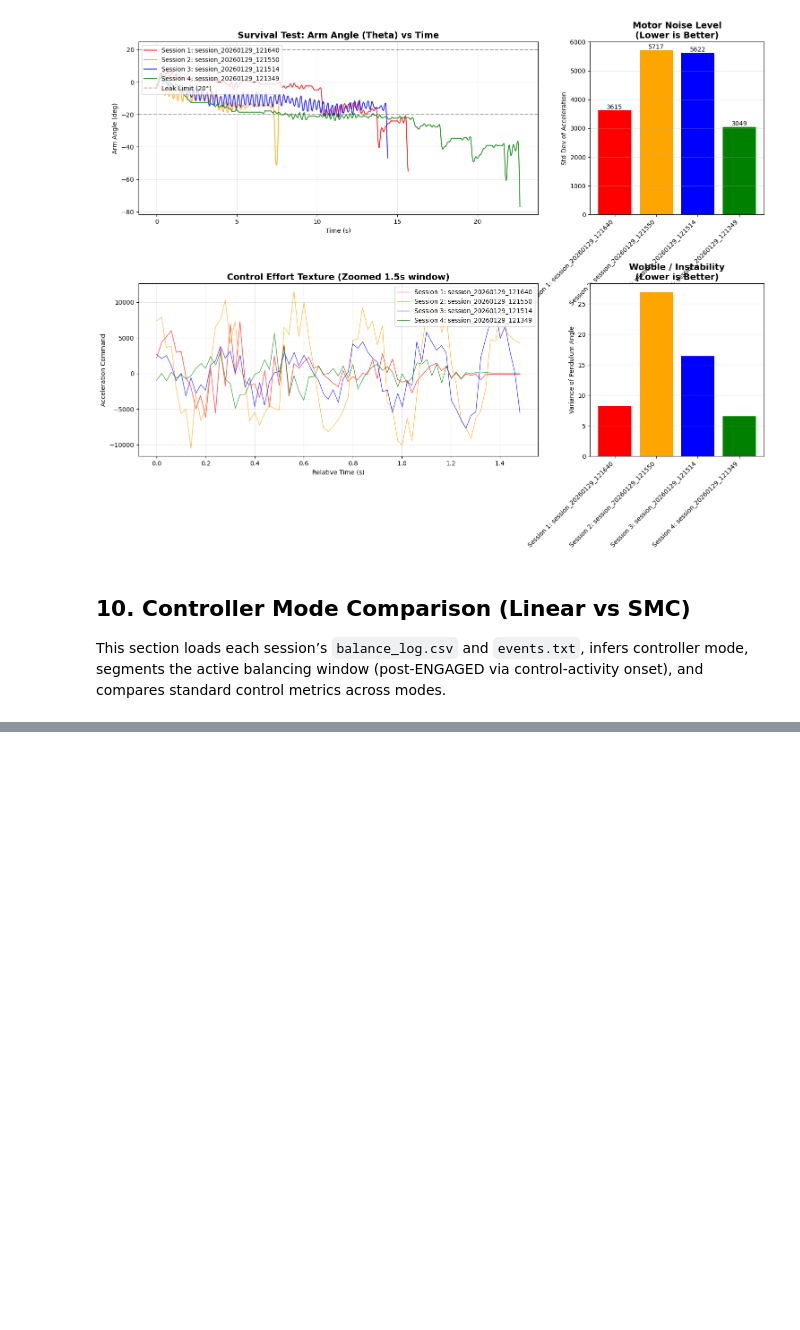
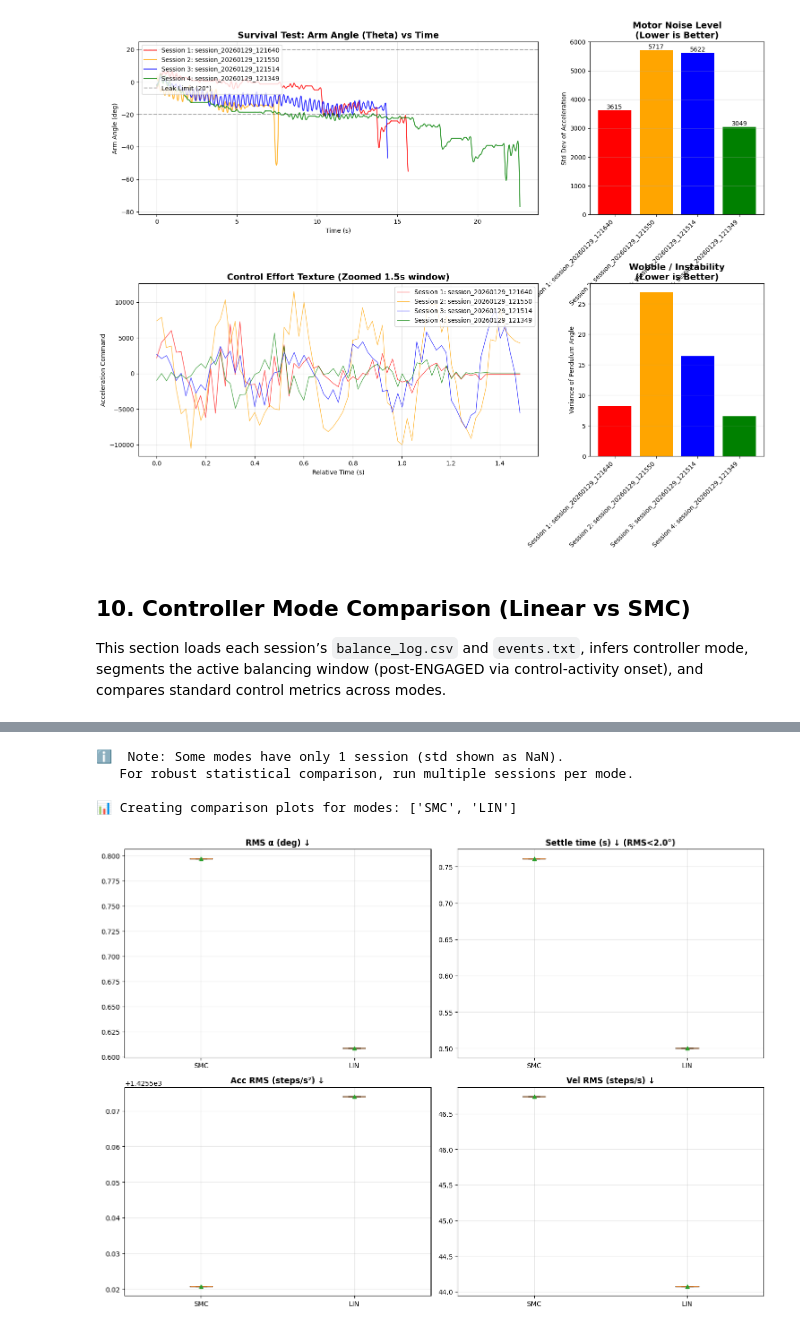
Before and after one commit to Piyushiitk24/Rotary-Inverted-Pendulum, a Jupyter notebook: tools/analyze_balance_session.ipynb, the cells around one changed output, grey strips where cells are left out. Saved outputs shown, nothing was run; the diff lists cells and outputs as text; code cells hidden in the pictures; blank space fills up the shorter version.

```diff
--- a/tools/analyze_balance_session.ipynb
+++ b/tools/analyze_balance_session.ipynb
@@ -677,7 +677,11 @@ Plot saved as 'comparison_report.png'
 
 This section loads each session’s `balance_log.csv` and `events.txt`, infers controller mode, segments the active balancing window (post‑ENGAGED via control‑activity onset), and compares standard control metrics across modes.
 # %%
-import re
+# ========================================================================
+# STANDALONE CELL: This cell is fully independent and can be run without
+# executing any previous cells. It loads all required data by itself.
+# ========================================================================
+
 import numpy as np
 import pandas as pd
 import matplotlib.pyplot as plt
@@ -685,7 +689,7 @@ from pathlib import Path
 
 # --- CONFIGURATION ---
 LOG_ROOT = Path('../logs/balance')
-MAX_SESSIONS = None  # set to an int to limit, or None for all
+MAX_SESSIONS = 2  # set to an int to limit, or None for all
 SETTLE_THRESHOLD_DEG = 2.0
 SETTLE_DURATION_S = 3.0
 ROLLING_RMS_WIN_S = 1.0
@@ -765,13 +769,19 @@ session_paths = sorted(LOG_ROOT.glob('session_*'), reverse=True)
 if MAX_SESSIONS is not None:
     session_paths = session_paths[:MAX_SESSIONS]
 
+print(f"\n📂 Loading {len(session_paths)} most recent sessions:")
+for sp in session_paths:
+    print(f"  • {sp.name}")
+
 sessions_data = []
 for session_path in session_paths:
     csv_file = session_path / 'balance_log.csv'
     if not csv_file.exists():
+        print(f"  ⚠ {session_path.name}: no balance_log.csv")
         continue
     df = pd.read_csv(csv_file)
     if df.empty:
+        print(f"  ⚠ {session_path.name}: CSV is empty")
         continue
     df['time_s'] = (df['timestamp_ms'] - df['timestamp_ms'].iloc[0]) / 1000.0
     meta = parse_events(session_path)
@@ -779,6 +789,7 @@ for session_path in session_paths:
     df_seg = df.iloc[start_idx:].copy()
     df_seg['time_s'] -= df_seg['time_s'].iloc[0]
     metrics = compute_metrics(df_seg)
+    print(f"  ✓ {session_path.name}: mode={meta['mode']}, {len(df_seg)} samples, duration={metrics['Duration_s']:.1f}s")
     sessions_data.append({
         'session': session_path.name,
         'mode': meta['mode'],
@@ -790,9 +801,12 @@ for session_path in session_paths:
     })
 
 if not sessions_data:
-    print("✗ No sessions found for mode comparison.")
+    print("\n✗ No sessions found for mode comparison.")
+    print("   Make sure balance_log.csv files exist in the session folders.")
 else:
     metrics_df = pd.DataFrame(sessions_data).drop(columns=['df'])
+    print(f"\n✓ Loaded {len(sessions_data)} sessions successfully")
+    print(f"   Detected modes: {sorted(metrics_df['mode'].unique())}")
     print("\nController comparison summary (per session):")
     display(metrics_df.sort_values(['mode', 'session']))
 
@@ -801,7 +815,16 @@ else:
     print("\nMode-level summary stats:")
     display(summary)
 
+    # Check if we need more sessions for statistical analysis
+    sessions_per_mode = metrics_df.groupby('mode').size()
+    if any(sessions_per_mode == 1):
+        print("\nℹ️  Note: Some modes have only 1 session (std shown as NaN).")
+        print("   For robust statistical comparison, run multiple sessions per mode.")
+
     # --- METRIC COMPARISON PLOTS ---
+    modes_with_data = metrics_df['mode'].unique()
+    print(f"\n📊 Creating comparison plots for modes: {list(modes_with_data)}")
+
     fig, axes = plt.subplots(2, 2, figsize=(14, 10))
     metric_list = [
         ('RMS_alpha_deg', 'RMS α (deg) ↓'),
@@ -810,40 +833,67 @@ else:
         ('Vel_RMS_steps_s', 'Vel RMS (steps/s) ↓'),
     ]
     for ax, (col, title) in zip(axes.flatten(), metric_list):
-        data = [metrics_df[metrics_df['mode'] == m][col].dropna() for m in metrics_df['mode'].unique()]
-        labels = list(metrics_df['mode'].unique())
-        ax.boxplot(data, labels=labels, showmeans=True)
-        ax.set_title(title, fontsize=12, fontweight='bold')
-        ax.grid(True, alpha=0.3)
+        data = [metrics_df[metrics_df['mode'] == m][col].dropna() for m in modes_with_data]
+        tick_labels = list(modes_with_data)
+        # Only plot if we have data
+        if any(len(d) > 0 for d in data):
+            ax.boxplot(data, tick_labels=tick_labels, showmeans=True)
+            ax.set_title(title, fontsize=12, fontweight='bold')
+            ax.grid(True, alpha=0.3)
+        else:
+            ax.text(0.5, 0.5, f'No data for {col}', ha='center', va='center', transform=ax.transAxes)
+            ax.set_title(title, fontsize=12, fontweight='bold')
     plt.tight_layout()
     plt.show()
 
     # --- ALIGNED TIME-SERIES OVERLAY (α) ---
+    print(f"\n📈 Creating aligned time-series overlay...")
     t_grid = np.arange(0.0, MAX_PLOT_T + DT_GRID, DT_GRID)
     fig, ax = plt.subplots(figsize=(14, 6))
-    for mode in metrics_df['mode'].unique():
+
+    modes_plotted = 0
+    for mode in modes_with_data:
         mode_sessions = [s for s in sessions_data if s['mode'] == mode]
         if not mode_sessions:
+            print(f"  ⚠ No sessions for mode {mode}")
             continue
+
+        print(f"  Processing {len(mode_sessions)} session(s) for mode {mode}...")
         curves = []
         for s in mode_sessions:
             df_seg = s['df']
             t = df_seg['time_s'].values
             y = df_seg['alpha_deg'].values
             if len(t) < 2:
+                print(f"    ⚠ Skipping {s['session']}: too short (<2 samples)")
                 continue
             t_clip = t[t <= MAX_PLOT_T]
             y_clip = y[:len(t_clip)]
             if len(t_clip) < 2:
+                print(f"    ⚠ Skipping {s['session']}: no data within {MAX_PLOT_T}s window")
                 continue
             curves.append(np.interp(t_grid, t_clip, y_clip, left=np.nan, right=np.nan))
+
         if not curves:
+            print(f"  ⚠ No valid curves for mode {mode} after filtering")
             continue
+
         curves = np.array(curves)
         mean_curve = np.nanmean(curves, axis=0)
-        std_curve = np.nanstd(curves, axis=0)
-        ax.plot(t_grid, mean_curve, linewidth=2, label=f"{mode} mean")
-        ax.fill_between(t_grid, mean_curve - std_curve, mean_curve + std_curve, alpha=0.2)
+        modes_plotted += 1
+
+        # Only compute std if we have more than one curve
+        if len(curves) > 1:
+            std_curve = np.nanstd(curves, axis=0)
+            ax.plot(t_grid, mean_curve, linewidth=2, label=f"{mode} mean")
+            ax.fill_between(t_grid, mean_curve - std_curve, mean_curve + std_curve, alpha=0.2)
+        else:
+            # Single session: just plot the curve without std band
+            ax.plot(t_grid, mean_curve, linewidth=2, label=f"{mode}")
+
+    if modes_plotted == 0:
+        ax.text(0.5, 0.5, 'No data available for plotting', ha='center', va='center', transform=ax.transAxes)
+
     ax.axhline(0.0, color='k', linestyle='--', linewidth=0.8, alpha=0.5)
     ax.set_title('Aligned Pendulum Angle α(t) After Engagement (Mean ±1σ)', fontsize=13, fontweight='bold')
     ax.set_xlabel('Time since engagement onset (s)')
@@ -852,3 +902,4 @@ else:
     ax.legend()
     plt.tight_layout()
     plt.show()
+# %% [output]
@@ -854,0 +925,5 @@ else:
+ℹ️  Note: Some modes have only 1 session (std shown as NaN).
+   For robust statistical comparison, run multiple sessions per mode.
+
+📊 Creating comparison plots for modes: ['SMC', 'LIN']
+[figure, added]
```
Also changed, not shown: parts of 1 cell of this notebook, 5 other files.
